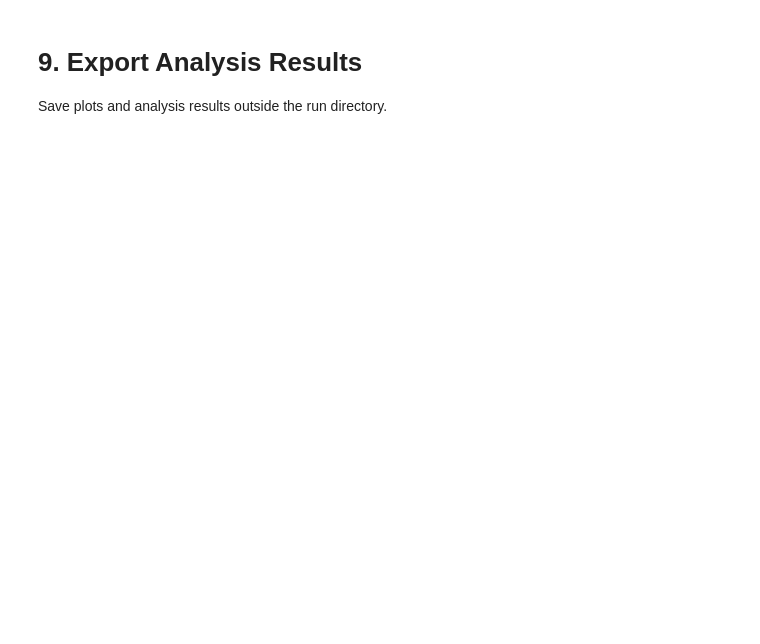
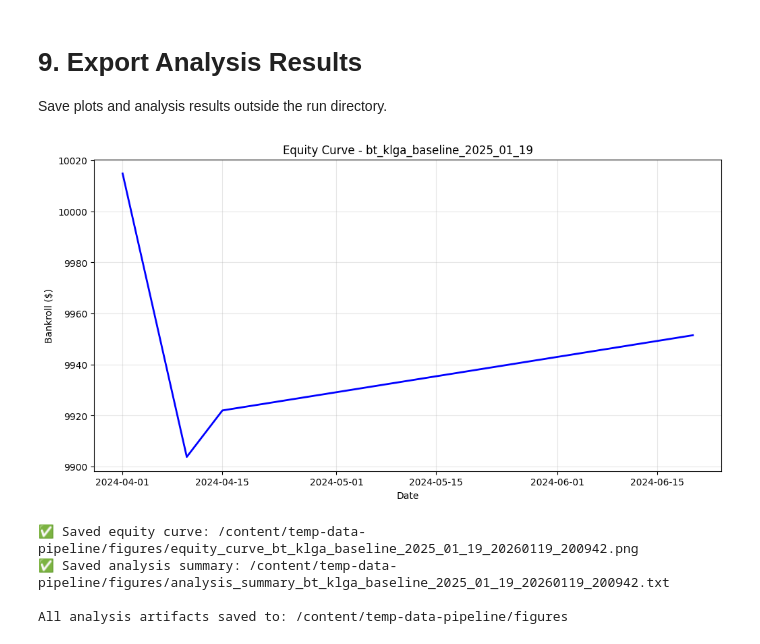
Before and after one commit to kyler505/temp-data-pipeline, a Jupyter notebook: notebooks/backtest_analysis.ipynb, the cells around one changed output. Drawn from its saved outputs; the diff is of its cells as text; code cells hidden in the pictures; blank space fills up the shorter version.

```diff
--- a/notebooks/backtest_analysis.ipynb
+++ b/notebooks/backtest_analysis.ipynb
@@ -701,7 +847,7 @@ if runs_dir.exists():
                 'Sharpe': m.get('trading', {}).get('sharpe_ratio', 'N/A'),
                 'Win Rate': m.get('trading', {}).get('win_rate', 'N/A'),
                 'Max DD %': m.get('trading', {}).get('max_drawdown_pct', 'N/A'),
-                'Total Trades': m.get('trading', {}).get('total_trades', 'N/A'),
+                'Total Trades': m.get('trading', {}).get('n_trades', 'N/A'),
             }
             comparison_data.append(row)
 
@@ -827,31 +980,37 @@ if daily_df is not None and len(daily_df) > 0:
     equity_path = figures_dir / f"equity_curve_{RUN_ID}_{timestamp}.png"
     plt.savefig(equity_path, dpi=150, bbox_inches='tight')
     plt.show()
 
     print(f"✅ Saved equity curve: {equity_path}")
 
 # Save analysis summary
 summary_path = figures_dir / f"analysis_summary_{RUN_ID}_{timestamp}.txt"
 with open(summary_path, 'w') as f:
     f.write(f"Analysis Summary for Run: {RUN_ID}\n")
     f.write(f"Generated: {datetime.now()}\n\n")
 
     if 'forecast' in metrics:
         fc = metrics['forecast']
         f.write("FORECAST PERFORMANCE:\n")
         f.write(f"  MAE: {fc.get('mae', 'N/A'):.2f}°F\n")
         f.write(f"  RMSE: {fc.get('rmse', 'N/A'):.2f}°F\n")
         f.write(f"  Bias: {fc.get('bias', 'N/A'):+.2f}°F\n")
         f.write(f"  90% PI Coverage: {fc.get('coverage_90', 'N/A'):.1%}\n\n")
 
     if 'trading' in metrics:
         tr = metrics['trading']
         f.write("TRADING PERFORMANCE:\n")
         f.write(f"  Total P&L: ${tr.get('total_pnl', 'N/A'):,.2f}\n")
-        f.write(f"  Return: {tr.get('total_return_pct', 'N/A'):.1%}\n")
+        f.write(f"  Return: {tr.get('return_pct', 'N/A'):.1%}\n")
         f.write(f"  Sharpe: {tr.get('sharpe_ratio', 'N/A'):.2f}\n")
         f.write(f"  Win Rate: {tr.get('win_rate', 'N/A'):.1%}\n")
         f.write(f"  Max Drawdown: {tr.get('max_drawdown_pct', 'N/A'):.1%}\n")
 
 print(f"✅ Saved analysis summary: {summary_path}")
 print(f"\nAll analysis artifacts saved to: {figures_dir}")
+# %% [output]
+[figure, added]
+✅ Saved equity curve: /content/temp-data-pipeline/figures/equity_curve_bt_klga_baseline_2025_01_19_20260119_200942.png
+✅ Saved analysis summary: /content/temp-data-pipeline/figures/analysis_summary_bt_klga_baseline_2025_01_19_20260119_200942.txt
+
+All analysis artifacts saved to: /content/temp-data-pipeline/figures
```
Also changed, not shown: parts of 9 cells of this notebook, 4 other files.
